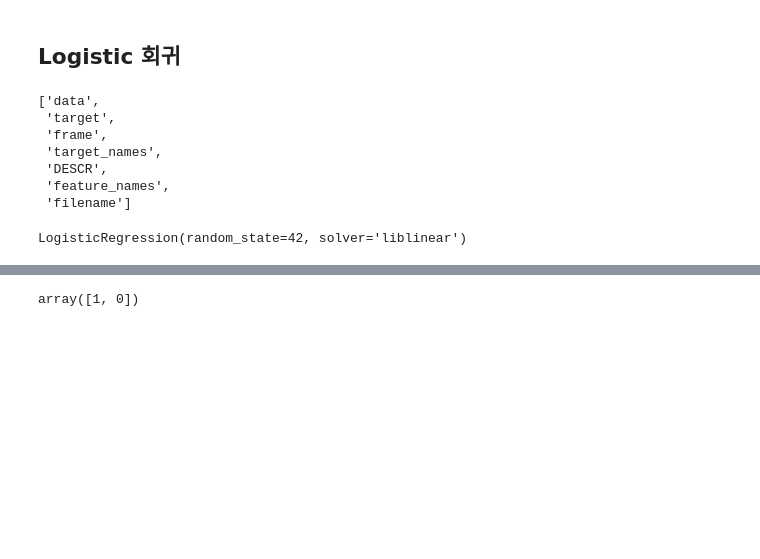
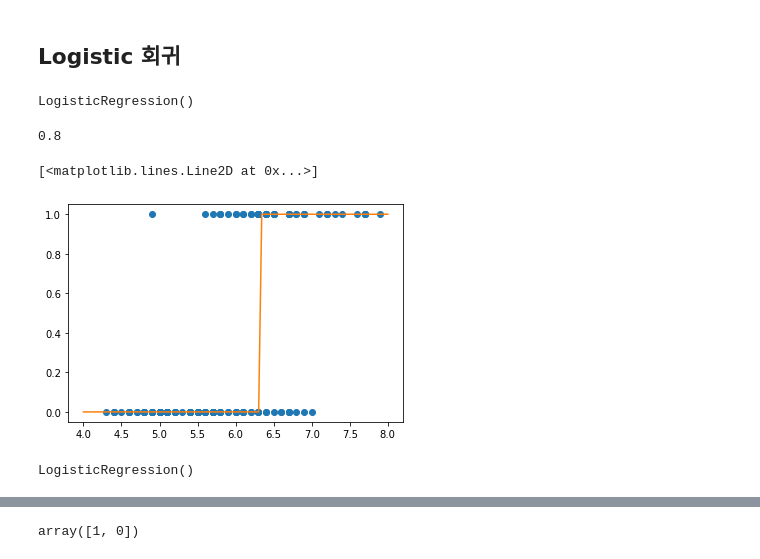
Before and after one commit to biby94/2020_cphys2, a Jupyter notebook: hw4-checkpoint.ipynb, the cells around one changed output, grey strips where cells are left out. Drawn from its saved outputs; the diff is of its cells as text; code cells hidden in the pictures; blank space fills up the shorter version.

```diff
--- a/hw4-checkpoint.ipynb
+++ b/hw4-checkpoint.ipynb
@@ -54,16 +54,29 @@ iris.feature_names
  'petal width (cm)']
 # %% [markdown]
 ## Logistic 회귀
+# %%
+X=[[i] for i in iris.data[:,0]]
+y=[1 if i==2 else 0 for i in iris.target]
+# %%
+from sklearn.linear_model import LogisticRegression
+log_reg=LogisticRegression(solver='lbfgs')
+log_reg.fit(X,y)
+# %% [output]
+LogisticRegression()
+# %%
+log_reg.score(X,y)
+# %% [output]
+0.8
+# %%
+x=[[i] for i in np.linspace(4,8,100)]
+plt.plot(X,y,'o')
+plt.plot(x,log_reg.predict(x))
+# %% [output]
+[<matplotlib.lines.Line2D at 0x...>]
+[figure, added]
 # %%
 from sklearn import datasets
-
 iris = datasets.load_iris()
 list(iris.keys())
+X = iris["data"][:, 3:]
+y = (iris["target"] == 2).astype(np.int)
-# %% [output]
-['data',
- 'target',
- 'frame',
- 'target_names',
- 'DESCR',
- 'feature_names',
- 'filename']
@@ -73,6 +83,7 @@ y = (iris['target']==2).astype(np.int)
 # %%
 from sklearn.linear_model import LogisticRegression
-log_reg = LogisticRegression(solver='liblinear', random_state=42)
-log_reg.fit(X,y)
+
+log_reg = LogisticRegression()
+log_reg.fit(X, y)
 # %% [output]
-LogisticRegression(random_state=42, solver='liblinear')
+LogisticRegression()
```
Also changed, not shown: parts of 20 cells of this notebook.
